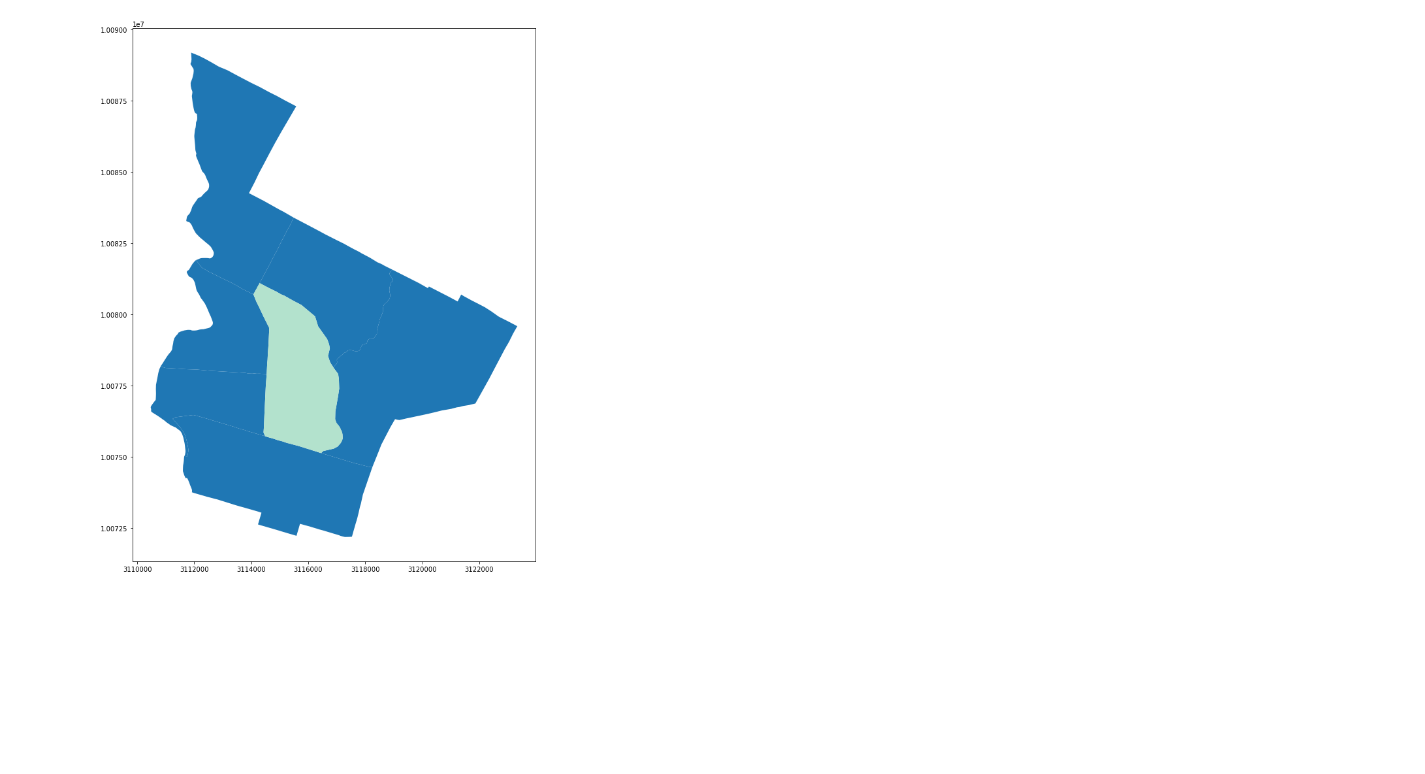
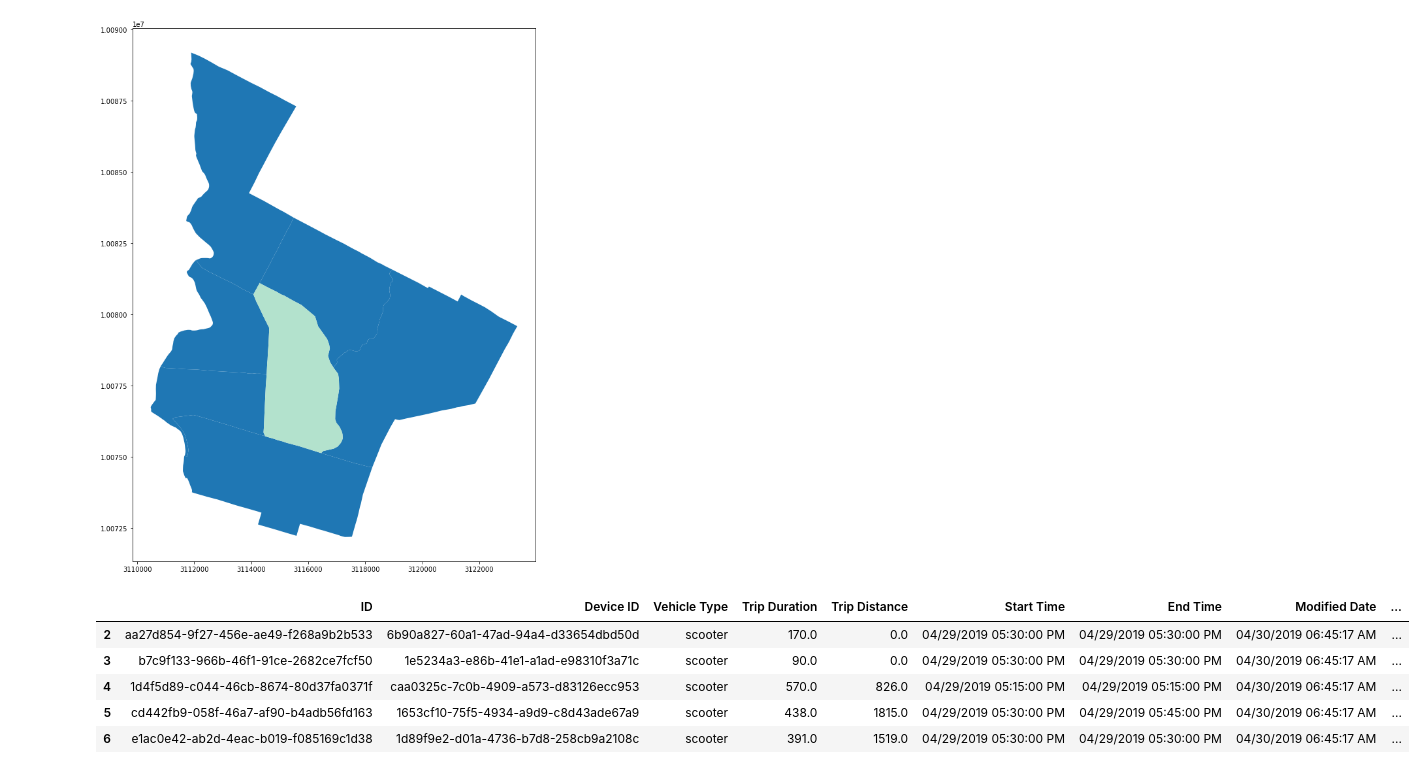
Before and after one commit to sanjayyepuri/DocklessVehicleTraffic, a Jupyter notebook: notebooks/Scratch.ipynb, the cells around one changed output. Saved outputs shown, nothing was run; the diff lists cells and outputs as text; code cells hidden in the pictures; blank space fills up the shorter version.

```diff
--- a/notebooks/Untitled.ipynb
+++ b/notebooks/Scratch.ipynb
@@ -48,0 +47,9 @@ start_data = pd.merge(scooter_data, austin, how='inner', on=['DATA_FILE'])
+# %%
+scooter_data.head()
+# %% [output]
+|  | ID | Device ID | Vehicle Type | Trip Duration | Trip Distance | Start Time | End Time | Modified Date | ... |
+| 2 | aa27d854-9f27-456e-ae49-f268a9b2b533 | 6b90a827-60a1-47ad-94a4-d33654dbd50d | scooter | 170.0 | 0.0 | 04/29/2019 05:30:00 PM | 04/29/2019 05:30:00 PM | 04/30/2019 06:45:17 AM | ... |
+| 3 | b7c9f133-966b-46f1-91ce-2682ce7fcf50 | 1e5234a3-e86b-41e1-a1ad-e98310f3a71c | scooter | 90.0 | 0.0 | 04/29/2019 05:30:00 PM | 04/29/2019 05:30:00 PM | 04/30/2019 06:45:17 AM | ... |
+| 4 | 1d4f5d89-c044-46cb-8674-80d37fa0371f | caa0325c-7c0b-4909-a573-d83126ecc953 | scooter | 570.0 | 826.0 | 04/29/2019 05:15:00 PM | 04/29/2019 05:15:00 PM | 04/30/2019 06:45:17 AM | ... |
+| 5 | cd442fb9-058f-46a7-af90-b4adb56fd163 | 1653cf10-75f5-4934-a9d9-c8d43ade67a9 | scooter | 438.0 | 1815.0 | 04/29/2019 05:30:00 PM | 04/29/2019 05:45:00 PM | 04/30/2019 06:45:17 AM | ... |
+| 6 | e1ac0e42-ab2d-4eac-b019-f085169c1d38 | 1d89f9e2-d01a-4736-b7d8-258cb9a2108c | scooter | 391.0 | 1519.0 | 04/29/2019 05:30:00 PM | 04/29/2019 05:30:00 PM | 04/30/2019 06:45:17 AM | ... |
```
Also changed, not shown: parts of 5 cells of this notebook, 2 other files.
